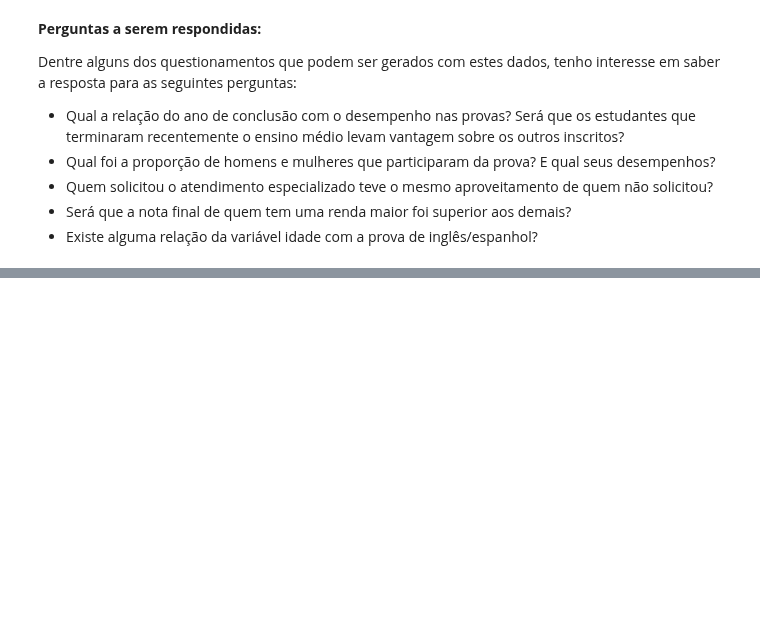
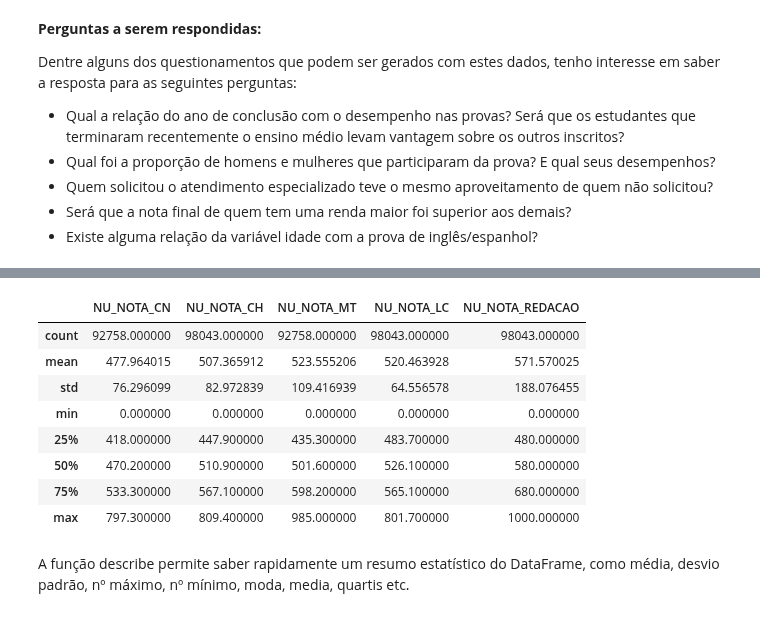
Before and after one commit to GuiiLuiss/Horse-Colic-Dataset, a Jupyter notebook: Guilherme_Luis_Rodrigues_Anselmo_da_Silva.ipynb, the cells around one changed output, grey strips where cells are left out. Saved outputs shown, nothing was run; the diff lists cells and outputs as text; code cells hidden in the pictures; blank space fills up the shorter version.

```diff
--- a/Guilherme_Luis_Rodrigues_Anselmo_da_Silva.ipynb
+++ b/Guilherme_Luis_Rodrigues_Anselmo_da_Silva.ipynb
@@ -26,3 +26,10 @@ Dentre alguns dos questionamentos que podem ser gerados com estes dados, tenho i
 - Quem solicitou o atendimento especializado teve o mesmo aproveitamento de quem não solicitou?
 - Será que a nota final de quem tem uma renda maior foi superior aos demais?
 - Existe alguma relação da variável idade com a prova de inglês/espanhol?
+# %%
+#Importando a amostra de dados Enem 2019
+
+import pandas as pd #Biblioteca para criação de DataFrames
+
+fonte = "https://github.com/alura-cursos/imersao-dados-2-2020/blob/master/MICRODADOS_ENEM_2019_SAMPLE_43278.csv?raw=true"
+dados = pd.read_csv(fonte) #leitura do arquivo csv contendo as informações dos inscritos
@@ -28,0 +78,3 @@ Dentre alguns dos questionamentos que podem ser gerados com estes dados, tenho i
+# %%
+dados['TP_ESTADO_CIVIL'] = dados['TP_ESTADO_CIVIL'].replace([0,1,2,3,4],['Não informado','Solteiro(a)','Casado(a)','Divorciado(a)','Viúvo(a)'])
+dados['TP_ANO_CONCLUIU'] = dados['TP_ANO_CONCLUIU'].replace([1,2,3,4,5,6,7,8,9,10,11,12,13],['2018','2017','2016','2015','2014','2013','2012','2011','2010','2009','2008','2007','2006'])
@@ -28,0 +93,5 @@ Dentre alguns dos questionamentos que podem ser gerados com estes dados, tenho i
+# %%
+provas = ["NU_NOTA_CN","NU_NOTA_CH","NU_NOTA_MT","NU_NOTA_LC","NU_NOTA_REDACAO"]
+
+dados["NU_NOTA_FINAL"] = dados[provas].mean(axis=1)
+dados.head()
@@ -28,0 +106,14 @@ Dentre alguns dos questionamentos que podem ser gerados com estes dados, tenho i
+# %%
+dados[provas].describe()
+# %% [output]
+|  | NU_NOTA_CN | NU_NOTA_CH | NU_NOTA_MT | NU_NOTA_LC | NU_NOTA_REDACAO |
+| count | 92758.000000 | 98043.000000 | 92758.000000 | 98043.000000 | 98043.000000 |
+| mean | 477.964015 | 507.365912 | 523.555206 | 520.463928 | 571.570025 |
+| std | 76.296099 | 82.972839 | 109.416939 | 64.556578 | 188.076455 |
+| min | 0.000000 | 0.000000 | 0.000000 | 0.000000 | 0.000000 |
+| 25% | 418.000000 | 447.900000 | 435.300000 | 483.700000 | 480.000000 |
+| 50% | 470.200000 | 510.900000 | 501.600000 | 526.100000 | 580.000000 |
+| 75% | 533.300000 | 567.100000 | 598.200000 | 565.100000 | 680.000000 |
+| max | 797.300000 | 809.400000 | 985.000000 | 801.700000 | 1000.000000 |
+# %% [markdown]
+A função describe permite saber rapidamente um resumo estatístico do DataFrame, como média, desvio padrão, nº máximo, nº mínimo, moda, media, quartis etc.
```
Also changed, not shown: parts of 9 cells of this notebook.
